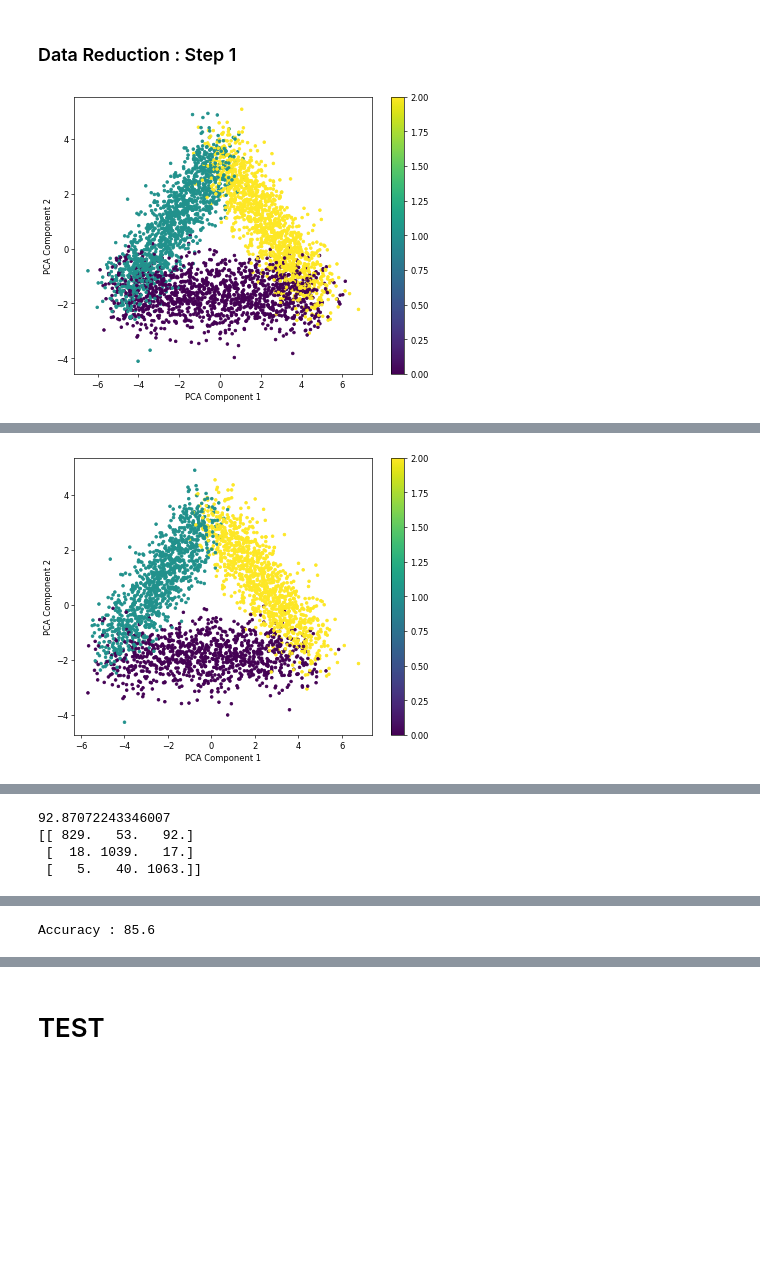
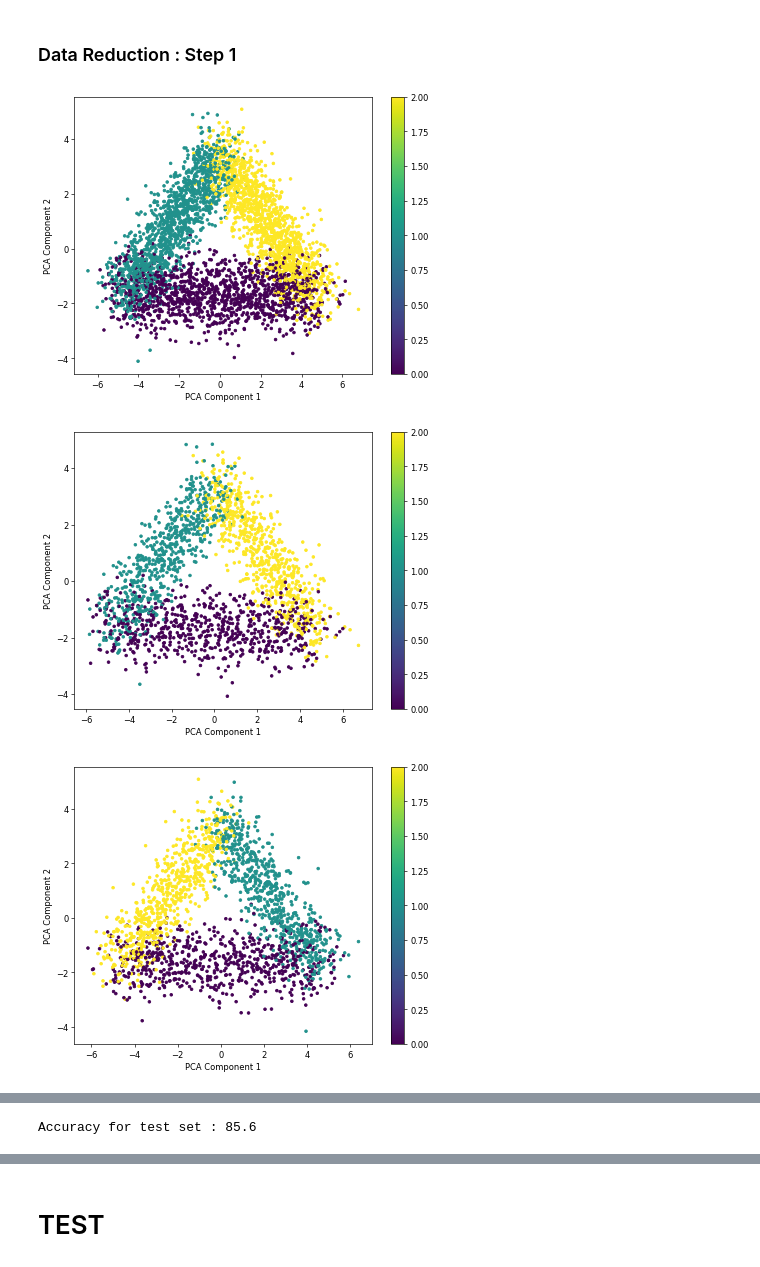
Before and after one commit to bapt-mat/Intro-to-Machine-Learning-Project, a Jupyter notebook: project.ipynb, the cells around one changed output, grey strips where cells are left out. Cells and saved outputs as stored; diff of their text form; code cells hidden in the pictures; blank space fills up the shorter version.

```diff
--- a/project.ipynb
+++ b/project.ipynb
@@ -372,6 +380,9 @@ def remove_outliers_and_bayes_region(x_set, y_set) :
     n_k = 1
     # Splittiing randomly S into S1 and S2
     x_cleaned, y_cleaned = k_folds(x_training_set=x_set, y_training_set=y_set, nb_folds=2)
+    plot_pca(x=x_cleaned[0], y=y_cleaned[0])
+    plot_pca(x=x_cleaned[1], y=y_cleaned[1])
+
 
     list_indices_S1 = []
     list_indices_S2 = []
@@ -417,40 +428,41 @@ def remove_outliers_and_bayes_region(x_set, y_set) :
 
 plot_pca(x=x_train, y=y_train)
 x_train_cleaned, y_train_cleaned = remove_outliers_and_bayes_region(x_set=x_train, y_set=y_train)
-
 print("CLEANED")
 print(x_train_cleaned.shape)
 plot_pca(x=x_train_cleaned, y=y_train_cleaned)
 
-test_acc, test_cm = prediction_metrics(y_set_train=y_train_cleaned, y_set_test=y_train_cleaned, k=best_k, x_set_train=x_train_cleaned, x_set_test=x_train_cleaned)
+""" test_acc, test_cm = prediction_metrics(y_set_train=y_train_cleaned, y_set_test=y_train_cleaned, k=best_k, x_set_train=x_train_cleaned, x_set_test=x_train_cleaned)
 print(test_acc)
-print(test_cm)
+print(test_cm) """
 
 #Plotting the distribution of the training and test set
 train_classes, train_counts = np.unique(y_train_cleaned, return_counts=True)
 fig, ax = plt.subplots()
 bar_width = 0.4
 train_positions = np.arange(len(train_classes))
 test_positions = train_positions + bar_width
 bar1 = ax.bar(train_positions, train_counts, bar_width, label='Train Set')
 bar2 = ax.bar(test_positions, test_counts, bar_width, label='Test Set')
 ax.set_xlabel('Classes')
 ax.set_ylabel('Number of Examples')
-ax.set_title('Distribution of Classes in Train and Test Sets')
+ax.set_title('Distribution of Classes in Train and Test Sets after cleaning')
 ax.set_xticks(train_positions + bar_width / 2)
 ax.set_xticklabels(train_classes)
 for rect in bar1 + bar2:
     height = rect.get_height()
     plt.text(rect.get_x() + rect.get_width() / 2.0, height, f'{height:.0f}', ha='center', va='bottom')
 ax.legend()
 plt.tight_layout()
 plt.show()
 
 test_acc, test_cm = prediction_metrics(y_set_train=y_train_cleaned, y_set_test=y_test, k=best_k, x_set_train=x_train_cleaned, x_set_test=x_test)
-print("Accuracy : "+str(test_acc))
-plot_confusion_matrix(test_cm,"Confusion matrix for k = "+str(best_k)+" of test set")
+print("Accuracy for test set : "+str(test_acc))
+#plot_confusion_matrix(test_cm,"Confusion matrix for k = "+str(best_k)+" of test set")
 # %% [output]
 [figure]
+[figure, new version]
+[figure, new version]
 ----------------
 [0, 8, 13, 15, 20, 21, 31, 33, 40, 53, 57, 69, 72, 75, 80, 81, 88, 91, 93, 96, 110, 120, 121, 123, 133, 135, 136, 152, 154, 157, 159, 165, 174, 184, 190, 191, 195, 197, 208, 218, 219, 220, 221, 222, 2 ...
 [3, 7, 8, 11, 16, 20, 25, 33, 52, 54, 57, 59, 66, 78, 80, 86, 94, 96, 104, 106, 108, 117, 118, 125, 126, 128, 139, 140, 158, 160, 168, 182, 183, 188, 206, 210, 229, 241, 244, 248, 250, 253, 265, 266,  ...
@@ -462,4 +474,3 @@ plot_confusion_matrix(test_cm,"Confusion matrix for k = "+str(best_k)+" of test
 []
 CLEANED
 (3156, 21)
-[figure, old version]
@@ -466,4 +479 @@ CLEANED
-92.87072243346007
-[[ 829.   53.   92.]
- [  18. 1039.   17.]
- [   5.   40. 1063.]]
+Accuracy for test set : 85.6
@@ -471 +479,0 @@ CLEANED
-Accuracy : 85.6
```
Also changed, not shown: parts of 9 cells of this notebook.
